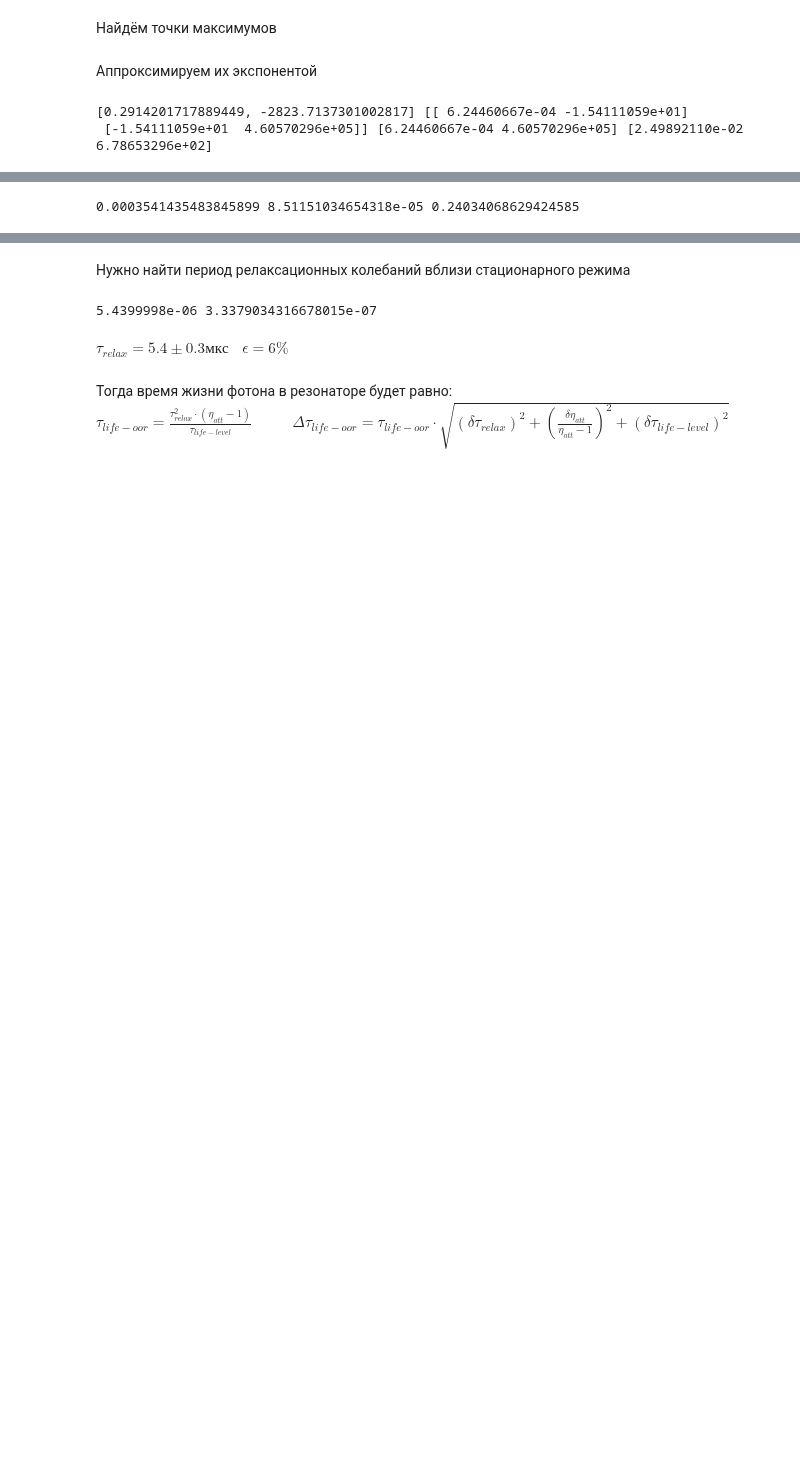
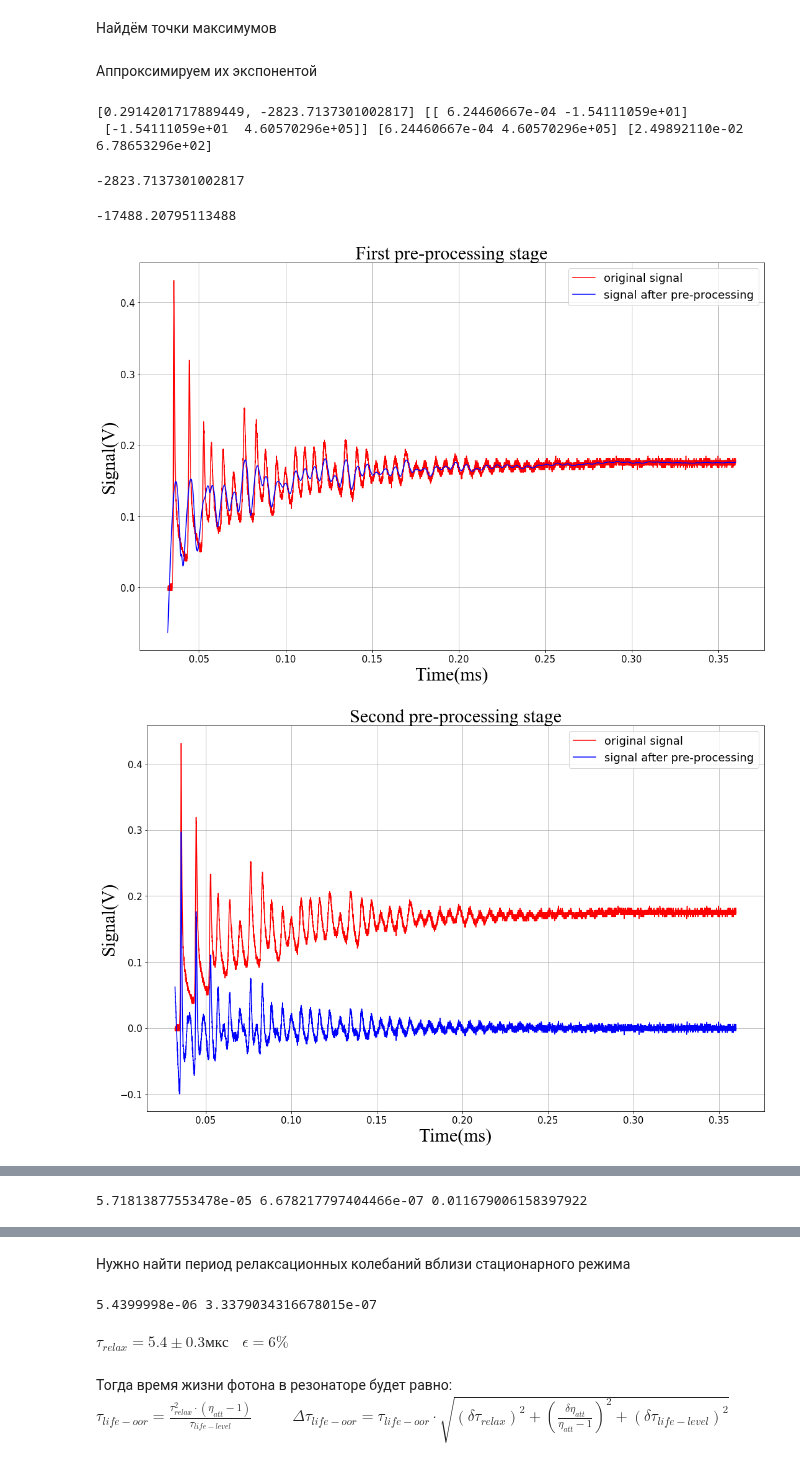
Before and after one commit to starosta39/laboratory_work, a Jupyter notebook: neodymium_laser/Neodymium_laser.ipynb, the cells around one changed output, grey strips where cells are left out. Cells and saved outputs as stored; diff of their text form; code cells hidden in the pictures; blank space fills up the shorter version.

```diff
--- a/neodymium_laser/Neodymium_laser.ipynb
+++ b/neodymium_laser/Neodymium_laser.ipynb
@@ -56,6 +58,38 @@ def find_nearest(array, value):
     array = np.asarray(array)
     idx = (np.abs(array - value)).argmin()
     return idx
+
+def plot_function(data,path, stage):
+    stages = ["First", "Second", "Third", "Forth"]
+    time_coef = 1e+3
+    fig = plt.figure(figsize=(15, 10))
+    ax = fig.add_subplot(1,1,1)
+    ax.set_title("{} pre-processing stage".format(str(stages[stage - 1])),{'fontname':'Times New Roman'},fontweight='light',color='k', fontsize=30)
+    ax.set_xlabel('Time(ms)',{'fontname':'Times New Roman'},fontweight='light',color='k', fontsize=30)
+    ax.set_ylabel("Signal(V)",{'fontname':'Times New Roman'},fontweight='light',color='k', fontsize=30)
+    ax.plot(data[0]* time_coef,  data[1], c = 'r', label = "original signal")
+    ax.plot(data[0]* time_coef,  data[2], c = 'b', label = "signal after pre-processing")
+    ax.legend(fontsize=18)
+    plt.tight_layout()
+    plt.tick_params(axis='both', which='major', labelsize=15)
+    ax.grid()
+    plt.savefig(path + "\\" + "pre_processing_stage_{}.jpg".format(str(stage)))
+
+def attenuation(time,signal,polinom_pow,window,path):
+    res = savgol_filter(signal, window, polinom_pow)
+    plot_function([time,signal,res],path,stage=1)
+    res = signal - res
+    plot_function([time,signal,res],path,stage=2)
+    res = abs(res - res.mean())
+    plot_function([time,signal,res],path,stage=3)
+    res = savgol_filter(res, window, polinom_pow)
+    plot_function([time,signal,res],path,stage=4)
+
+    [c,d],cov_1 = curve_fit(lambda x,c, d: c*np.exp(d*x),   time,  res, maxfev=5000)
+#     print([c,d],cov_1, np.diag(cov_1), np.sqrt(np.diag(cov_1)))
+    Delta_c, Delta_d = np.sqrt(np.diag(cov_1))
+    print(d)
+    return [res, d,c, Delta_d ]
 # %%
 mod = ["lifetime", "relax"]
 # %% [markdown]
@@ -125,10 +161,20 @@ time_relax =  time_relax -  time_relax[0]
 # %% [markdown]
 Аппроксимируем их экспонентой
 # %%
-[c,d],cov_1 = curve_fit(lambda x,c, d: c*np.exp(d*x),   max_time_relax,  max_signal_relax, maxfev=5000)
-print([c,d],cov_1, np.diag(cov_1), np.sqrt(np.diag(cov_1)))
-Delta_c, Delta_d = np.sqrt(np.diag(cov_1))
-approx_relax_time = np.linspace(0, max(time_relax),12000)
+# [c,d],cov_1 = curve_fit(lambda x,c, d: c*np.exp(d*x),   max_time_relax,  max_signal_relax, maxfev=5000)
+# print([c,d],cov_1, np.diag(cov_1), np.sqrt(np.diag(cov_1)))
+# Delta_c, Delta_d = np.sqrt(np.diag(cov_1))
+# approx_relax_time = np.linspace(0, max(time_relax),12000)
+# d
 # %% [output]
 [0.2914201717889449, -2823.7137301002817] [[ 6.24460667e-04 -1.54111059e+01]
  [-1.54111059e+01  4.60570296e+05]] [6.24460667e-04 4.60570296e+05] [2.49892110e-02 6.78653296e+02]
+-2823.7137301002817
+# %%
+left_range = 800
+right_range = 9000
+pre_proc_signal_relax, d,c, Delta_d = attenuation(time_relax[left_range:right_range ], signal_relax[left_range:right_range ],polinom_pow=3,window=201,path=save_path)
+# %% [output]
+-17488.20795113488
+[figure, added]
+[figure, added]
@@ -138,6 +186,6 @@ Delta_tau_att = tau_att* abs(Delta_d / d)
 delta_tau_att = Delta_tau_att / tau_att
 print(tau_att, Delta_tau_att, delta_tau_att)
 # %% [output]
-0.0003541435483845899 8.51151034654318e-05 0.24034068629424585
+5.71813877553478e-05 6.678217797404466e-07 0.011679006158397922
 # %% [markdown]
 Результат,который лучше выписать отдельно<br>
```
Also changed, not shown: parts of 15 cells of this notebook, 8 other files.
